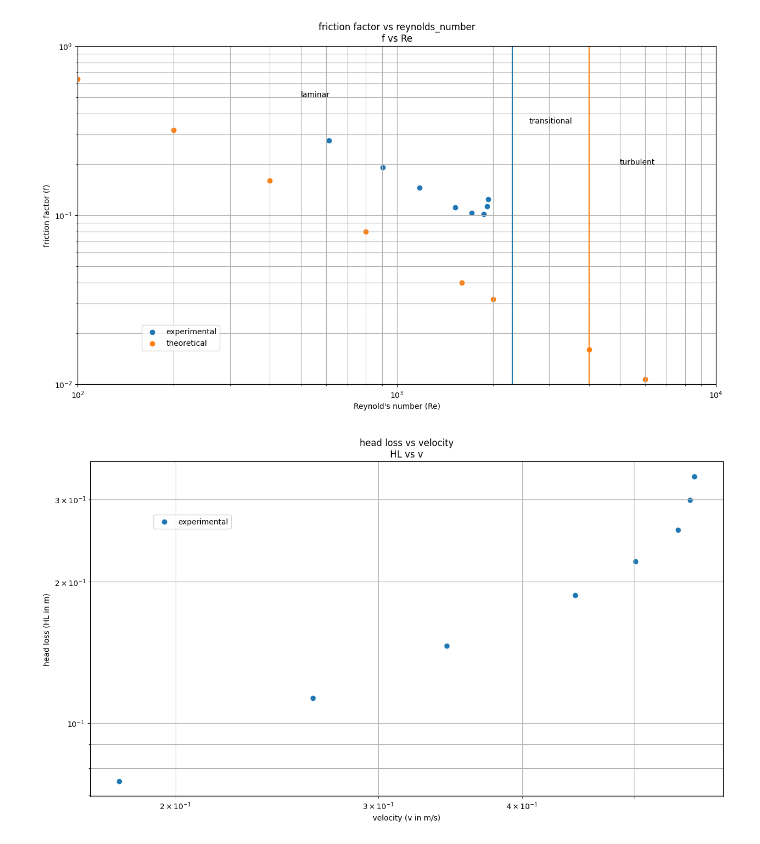
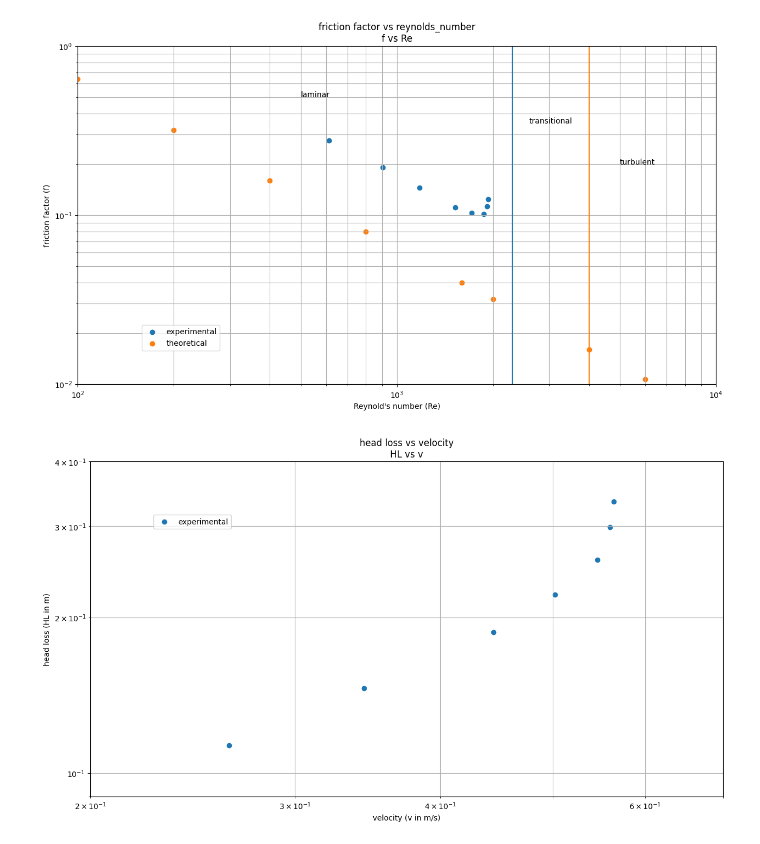
Before and after one commit to Holger-Paxi/Fluid_Mechanics, a Jupyter notebook: Assessment_Task_3_pipe_test.ipynb, the cells around one changed output. Drawn from its saved outputs; the diff is of its cells as text; code cells hidden in the pictures.

```diff
--- a/Assessment_Task_3_pipe_test.ipynb
+++ b/Assessment_Task_3_pipe_test.ipynb
@@ -279,13 +283,15 @@ plt.text(x=500, y=0.5, s='laminar');
 # %%
 fig2, ax2 = plt.subplots(figsize=(15,8))
 ax2.scatter(test_02.velocity, test_02.head_loss, label='experimental')
 ax2.legend(loc=(.1,.8))
+plt.xlim(0.2,0.7)
+plt.ylim(0.09,0.4)
 plt.xscale('log')
 plt.yscale('log')
 plt.grid(which='major')
 plt.grid(which='minor')
 plt.title('head loss vs velocity\nHL vs v')
 plt.xlabel('velocity (v in m/s)')
 plt.ylabel('head loss (HL in m)');
 # %% [output]
-[figure, old version]
+[figure, new version]
```
Also changed, not shown: parts of 2 cells of this notebook.
